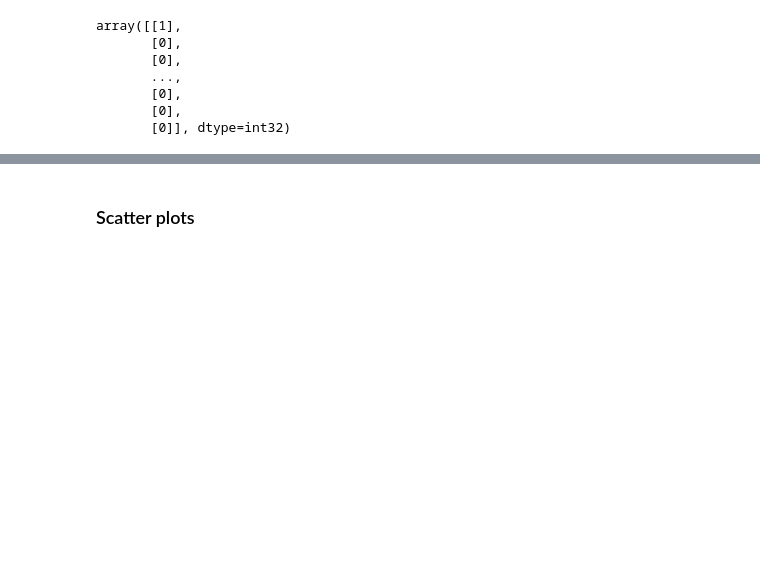
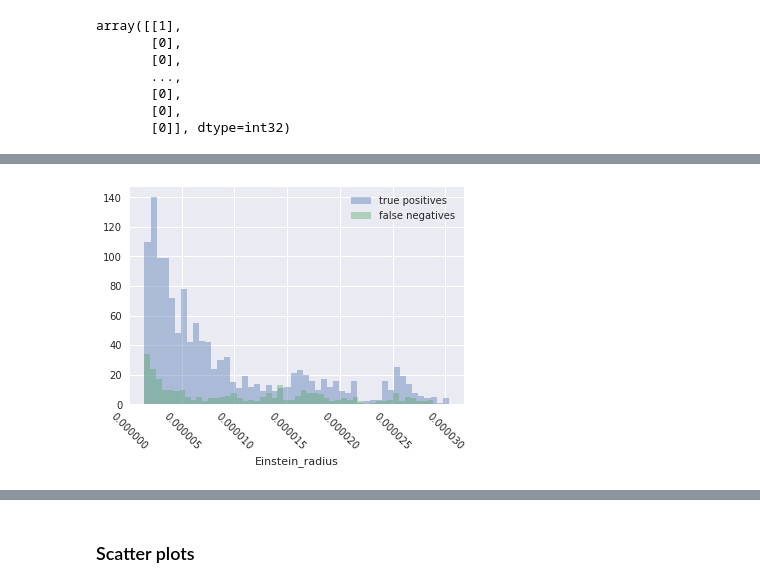
Before and after one commit to agoila/strong-lenses, a Jupyter notebook: Parameter Study.ipynb, the cells around one changed output, grey strips where cells are left out. Saved outputs shown, nothing was run; the diff lists cells and outputs as text; code cells hidden in the pictures; blank space fills up the shorter version.

```diff
--- a/Parameter Study.ipynb
+++ b/Parameter Study.ipynb
@@ -236,0 +209,7 @@ plt.legend(['false negatives', 'true positives']);
+# %%
+sns.distplot(positives.Einstein_radius[positives.is_lens_preds==1], kde=False, bins=50)
+sns.distplot(positives.Einstein_radius[positives.is_lens_preds==0], kde=False, bins=50)
+plt.legend(['true positives', 'false negatives'])
+plt.xticks(rotation=-45);
+# %% [output]
+[figure, added]
```
Also changed, not shown: parts of 80 cells of this notebook.
